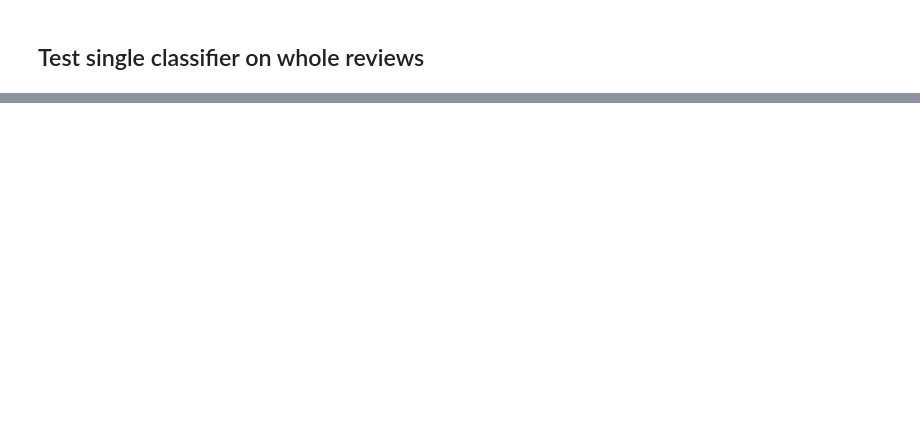
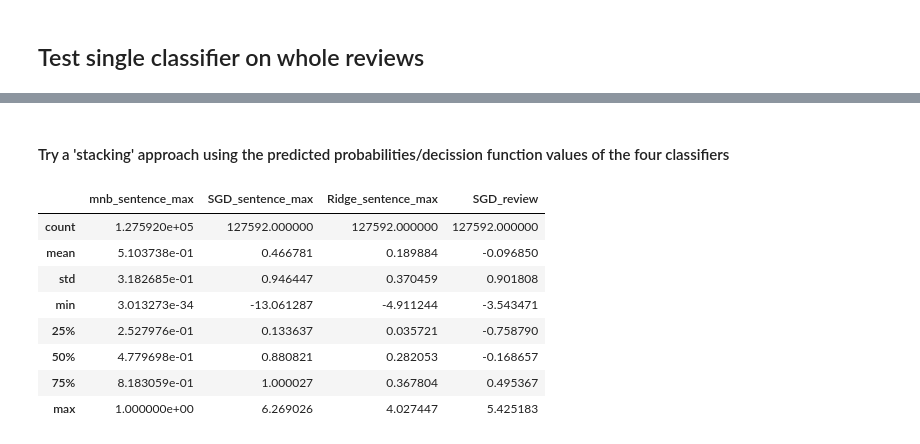
Before and after one commit to GHabeck/202011_capstone_project, a Jupyter notebook: sentence_classification.ipynb, the cells around one changed output, grey strips where cells are left out. Cells and saved outputs as stored; diff of their text form; code cells hidden in the pictures; blank space fills up the shorter version.

```diff
--- a/sentence_classification.ipynb
+++ b/sentence_classification.ipynb
@@ -870,0 +898,15 @@ NameError: ignored
+# %% [markdown]
+#### Try a 'stacking' approach using the predicted probabilities/decission function values of the four classifiers
+# %%
+X=df_stack_train.iloc[:,1:5]
+X.describe()
+# %% [output]
+|  | mnb_sentence_max | SGD_sentence_max | Ridge_sentence_max | SGD_review |
+| count | 1.275920e+05 | 127592.000000 | 127592.000000 | 127592.000000 |
+| mean | 5.103738e-01 | 0.466781 | 0.189884 | -0.096850 |
+| std | 3.182685e-01 | 0.946447 | 0.370459 | 0.901808 |
+| min | 3.013273e-34 | -13.061287 | -4.911244 | -3.543471 |
+| 25% | 2.527976e-01 | 0.133637 | 0.035721 | -0.758790 |
+| 50% | 4.779698e-01 | 0.880821 | 0.282053 | -0.168657 |
+| 75% | 8.183059e-01 | 1.000027 | 0.367804 | 0.495367 |
+| max | 1.000000e+00 | 6.269026 | 4.027447 | 5.425183 |
```
Also changed, not shown: parts of 108 cells of this notebook.
